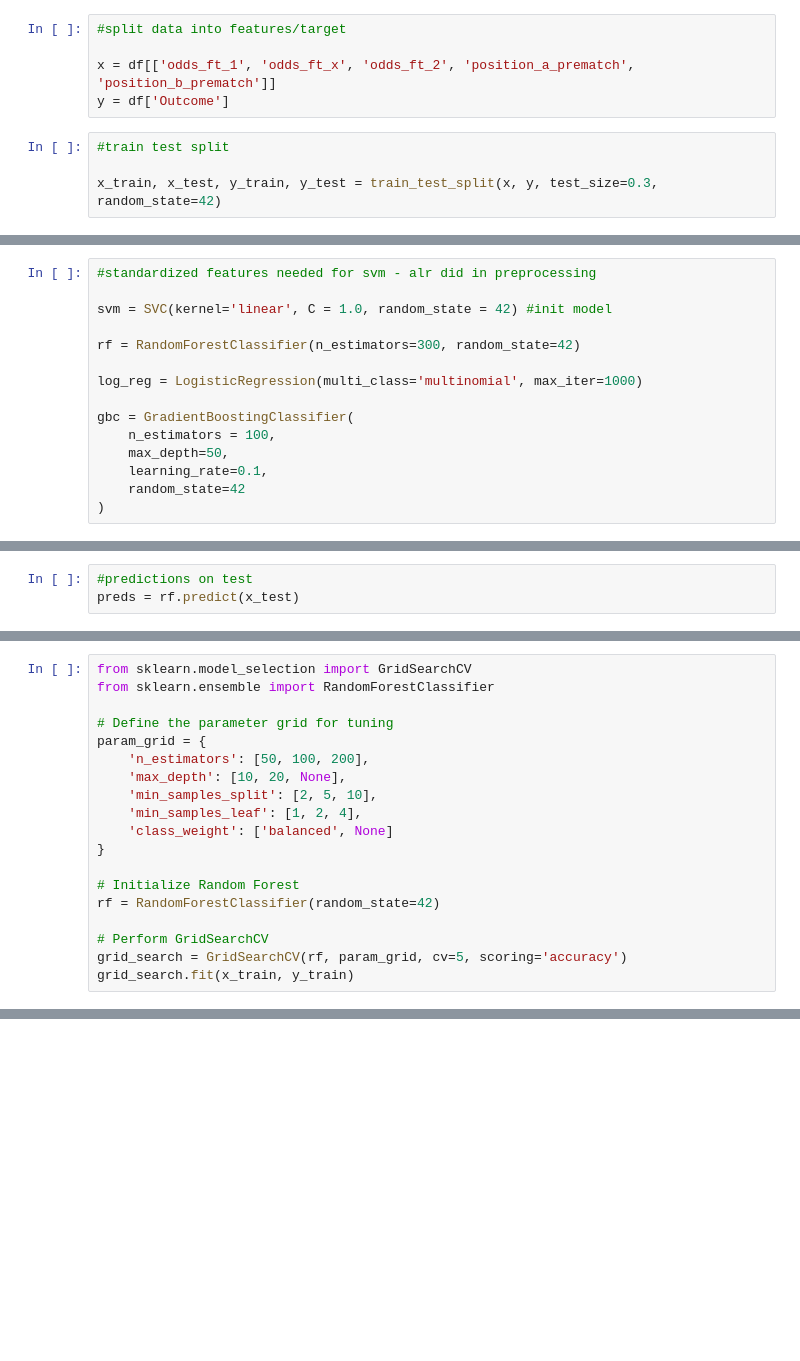
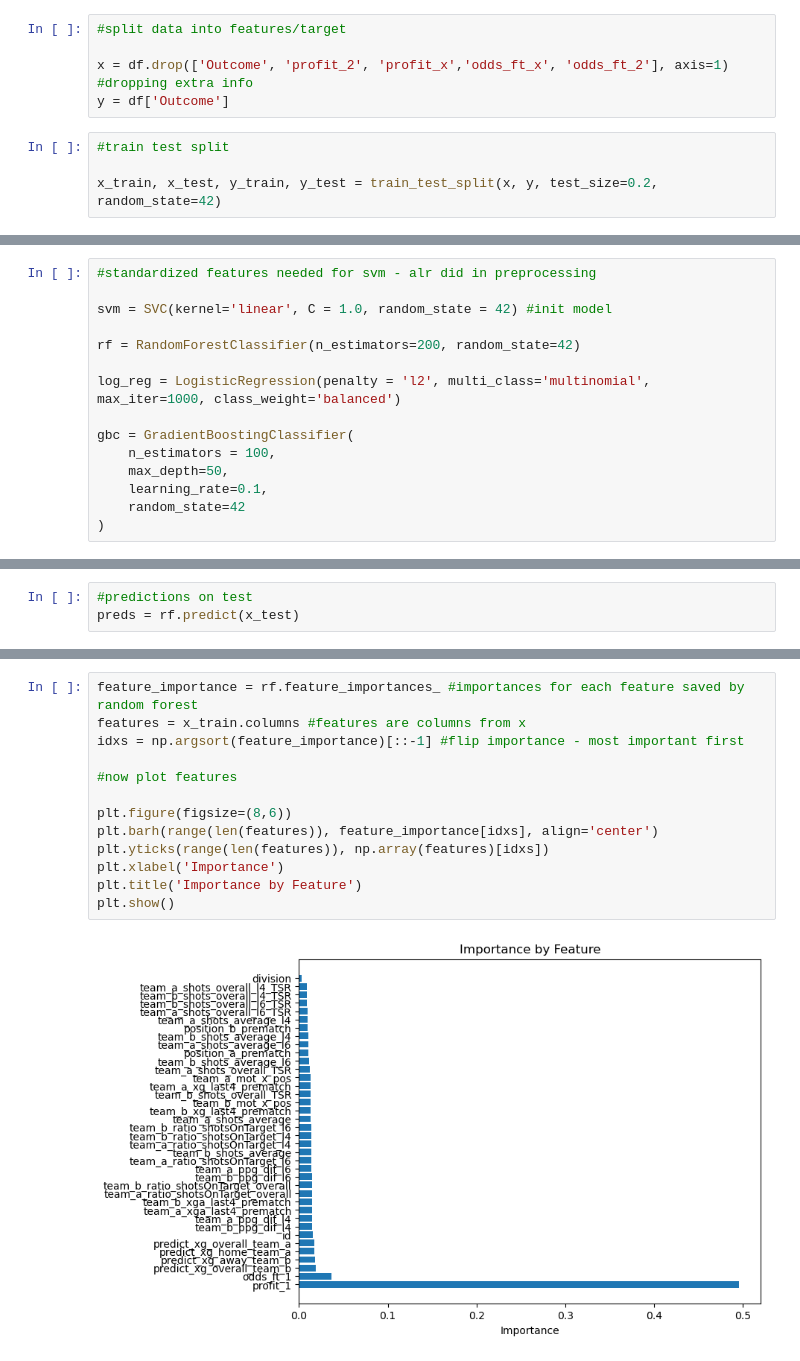
Before and after one commit to PranavBatchu/CS7641_Group58, a Jupyter notebook: log_reg.ipynb, the cells around one changed output, grey strips where cells are left out. Cells and saved outputs as stored; diff of their text form; blank space fills up the shorter version.

```diff
--- a/log_reg.ipynb
+++ b/log_reg.ipynb
@@ -17,9 +44,9 @@ df = pd.read_csv('/Users/aryan/Desktop/CS7641_Group58/train_dataset_preprocessed
 # %%
 #split data into features/target
 
-x = df[['odds_ft_1', 'odds_ft_x', 'odds_ft_2', 'position_a_prematch', 'position_b_prematch']]
+x = df.drop(['Outcome', 'profit_2', 'profit_x','odds_ft_x', 'odds_ft_2'], axis=1) #dropping extra info
 y = df['Outcome']
 # %%
 #train test split
 
-x_train, x_test, y_train, y_test = train_test_split(x, y, test_size=0.3, random_state=42)
+x_train, x_test, y_train, y_test = train_test_split(x, y, test_size=0.2, random_state=42)
@@ -28,9 +69,9 @@ x_train, x_test, y_train, y_test = train_test_split(x, y, test_size=0.3, random_
 
 svm = SVC(kernel='linear', C = 1.0, random_state = 42) #init model
 
-rf = RandomForestClassifier(n_estimators=300, random_state=42)
+rf = RandomForestClassifier(n_estimators=200, random_state=42)
 
-log_reg = LogisticRegression(multi_class='multinomial', max_iter=1000)
+log_reg = LogisticRegression(penalty = 'l2', multi_class='multinomial', max_iter=1000, class_weight='balanced')
 
 gbc = GradientBoostingClassifier(
     n_estimators = 100,
@@ -64,19 +95,0 @@ cm
-# %%
-from sklearn.model_selection import GridSearchCV
-from sklearn.ensemble import RandomForestClassifier
-
-# Define the parameter grid for tuning
-param_grid = {
-    'n_estimators': [50, 100, 200],
-    'max_depth': [10, 20, None],
-    'min_samples_split': [2, 5, 10],
-    'min_samples_leaf': [1, 2, 4],
-    'class_weight': ['balanced', None]
-}
-
-# Initialize Random Forest
-rf = RandomForestClassifier(random_state=42)
-
-# Perform GridSearchCV
-grid_search = GridSearchCV(rf, param_grid, cv=5, scoring='accuracy')
-grid_search.fit(x_train, y_train)
@@ -82,0 +98,15 @@ grid_search.fit(x_train, y_train)
+# %%
+feature_importance = rf.feature_importances_ #importances for each feature saved by random forest
+features = x_train.columns #features are columns from x
+idxs = np.argsort(feature_importance)[::-1] #flip importance - most important first
+
+#now plot features
+
+plt.figure(figsize=(8,6))
+plt.barh(range(len(features)), feature_importance[idxs], align='center')
+plt.yticks(range(len(features)), np.array(features)[idxs])
+plt.xlabel('Importance')
+plt.title('Importance by Feature')
+plt.show()
+# %% [output]
+[figure, added]
```
Also changed, not shown: parts of 13 cells of this notebook, 3 other files.
